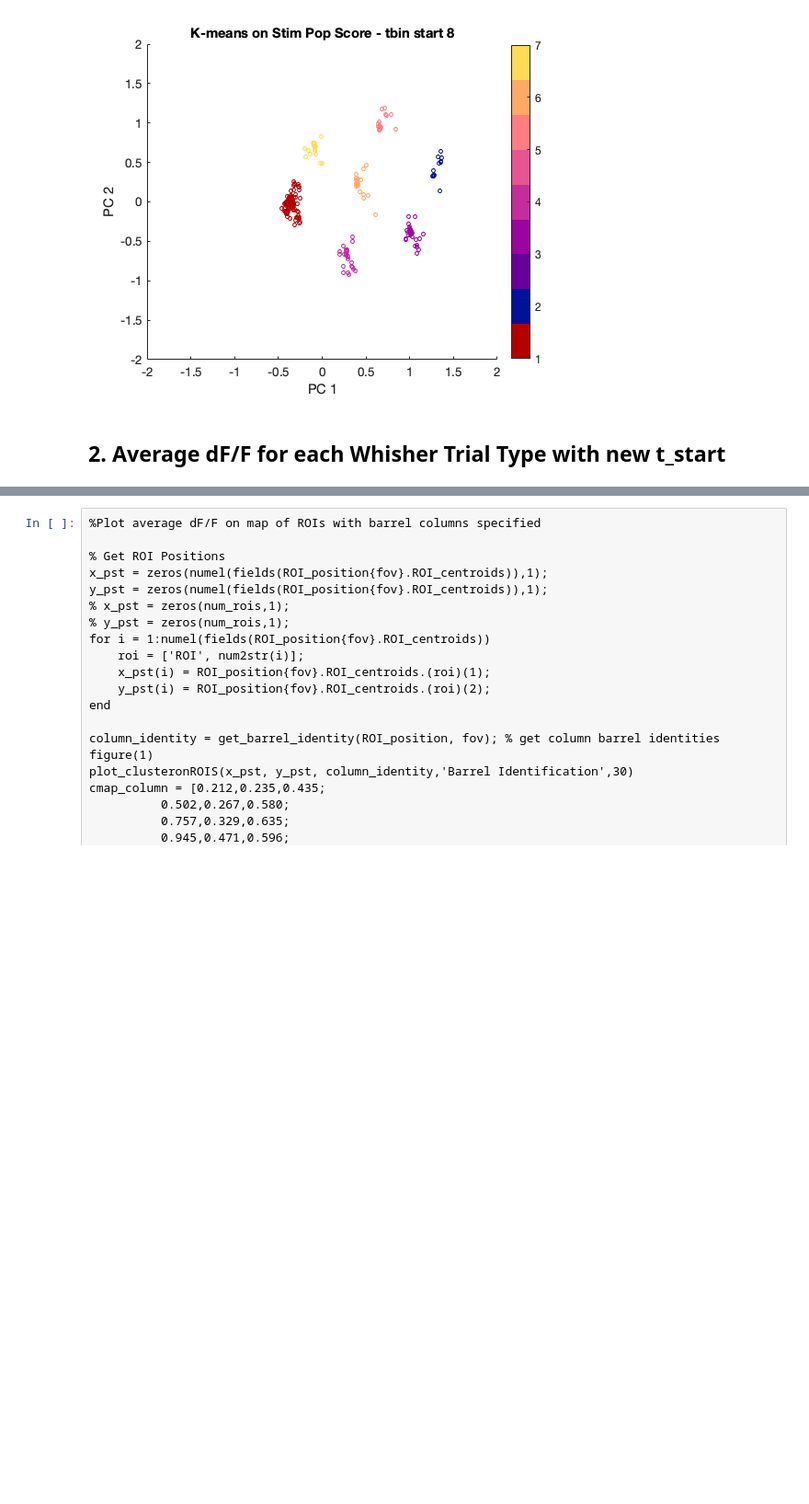
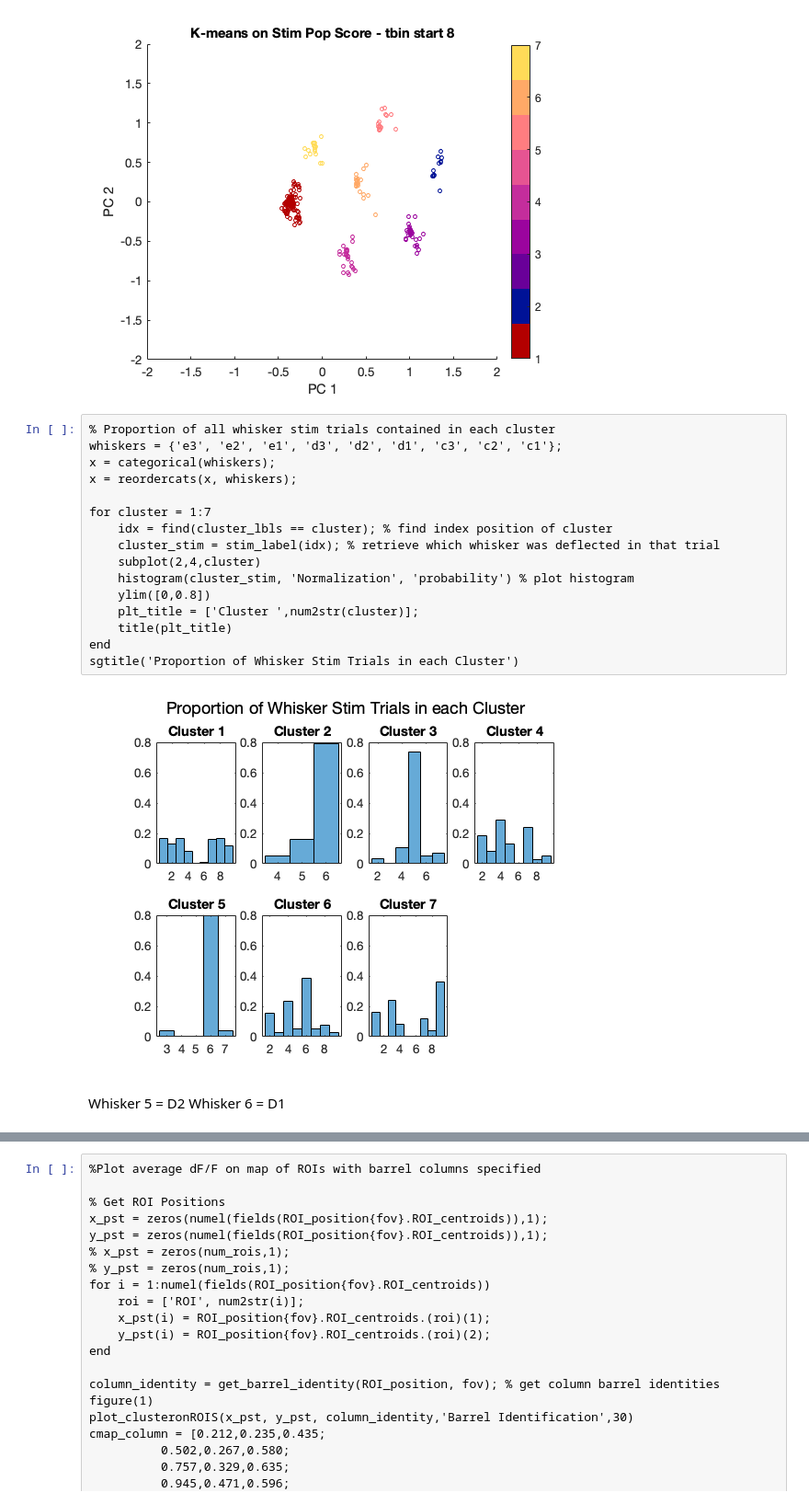
Before and after one commit to neurogomez/neural_ensemble_identification, a Jupyter notebook: 02c_Ensemble_Analysis-PCA.ipynb, the cells around one changed output, grey strips where cells are left out. Shown: that part at 92% size. Saved outputs shown, nothing was run; the diff lists cells and outputs as text; blank space fills up the shorter version.

```diff
--- a/02c_Ensemble_Analysis-PCA.ipynb
+++ b/02c_Ensemble_Analysis-PCA.ipynb
@@ -79,5 +79,24 @@ figure(2)
 plot_PCA(PCA_allstim.score, cluster_lbls, ['K-means on Stim Pop Score - tbin start ',num2str(t_start)])
 # %% [output]
 [figure]
-# %% [markdown]
-## 2. Average dF/F for each Whisher Trial Type with new t_start
+# %%
+% Proportion of all whisker stim trials contained in each cluster
+whiskers = {'e3', 'e2', 'e1', 'd3', 'd2', 'd1', 'c3', 'c2', 'c1'};
+x = categorical(whiskers);
+x = reordercats(x, whiskers);
+
+for cluster = 1:7
+    idx = find(cluster_lbls == cluster); % find index position of cluster
+    cluster_stim = stim_label(idx); % retrieve which whisker was deflected in that trial
+    subplot(2,4,cluster)
+    histogram(cluster_stim, 'Normalization', 'probability') % plot histogram
+    ylim([0,0.8])
+    plt_title = ['Cluster ',num2str(cluster)];
+    title(plt_title)
+end
+sgtitle('Proportion of Whisker Stim Trials in each Cluster')
+# %% [output]
+[figure, added]
+# %% [markdown]
+Whisker 5 = D2
+Whisker 6 = D1
```
Also changed, not shown: parts of 12 cells of this notebook, 5 other files.
